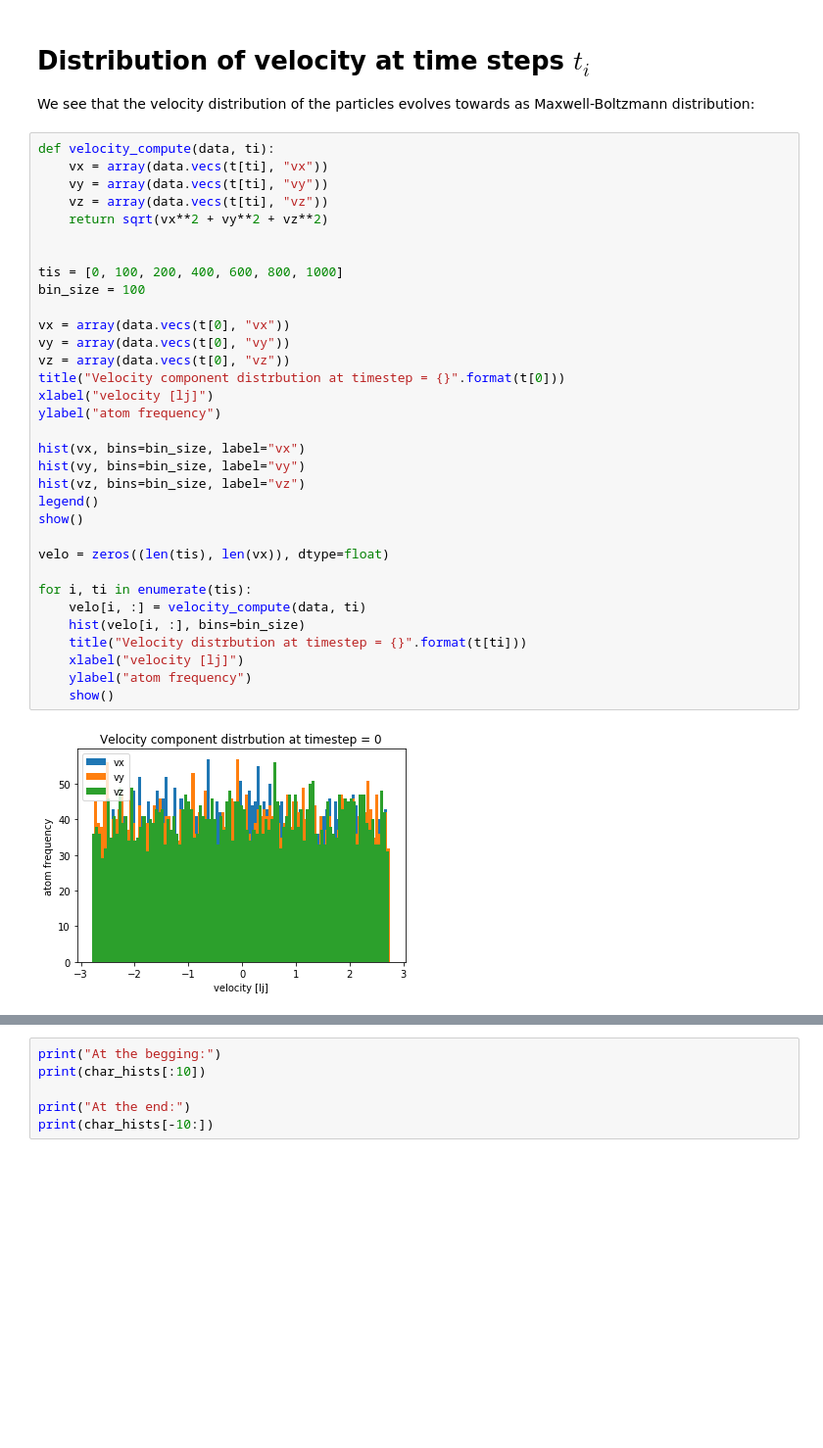
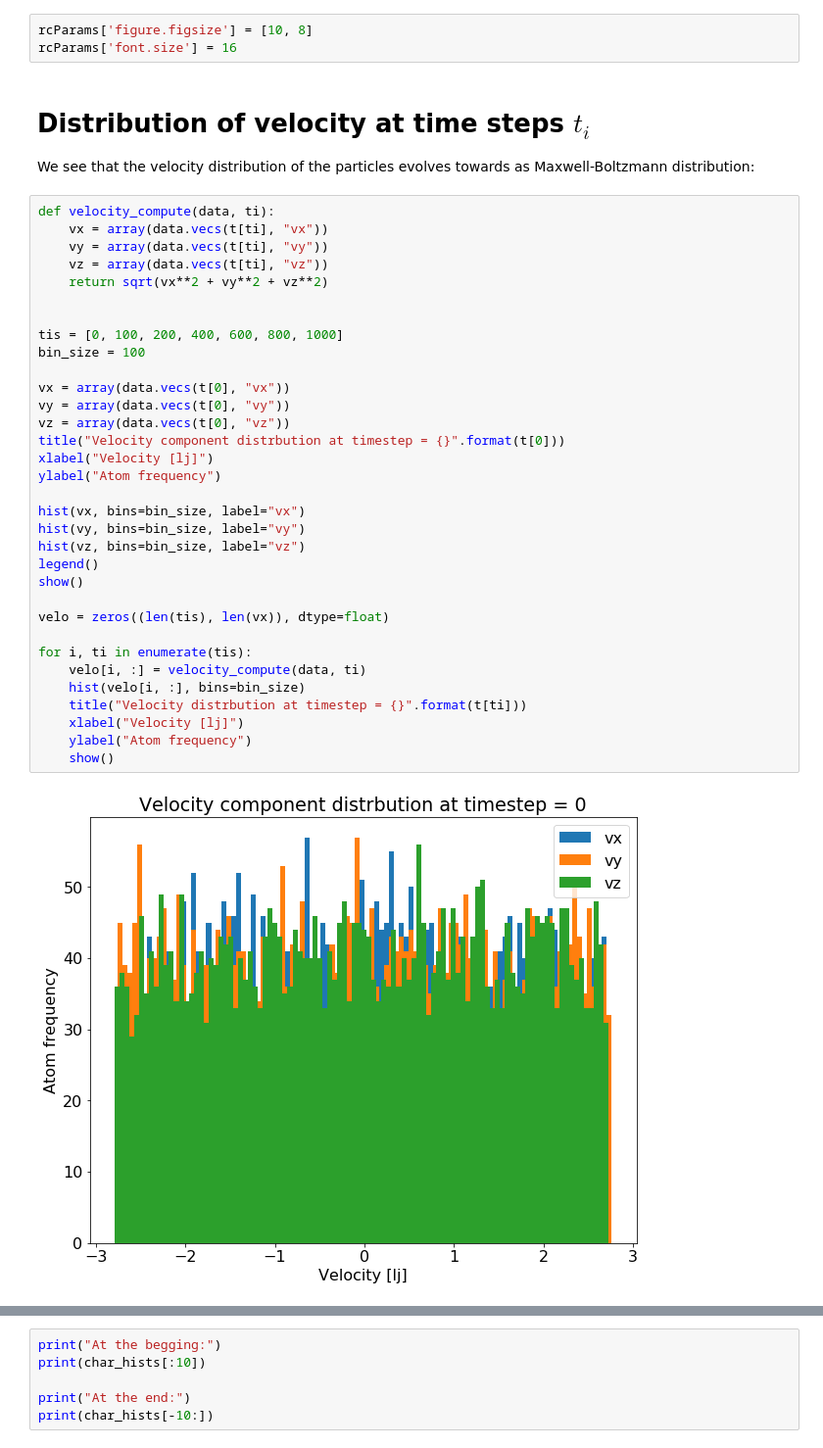
Before and after one commit to auduntre/FYS4460, a Jupyter notebook: Project1/velocity_historgram.ipynb, the cells around one changed output, grey strips where cells are left out. Shown at 98% size. Drawn from its saved outputs; the diff is of its cells as text; blank space fills up the shorter version.

```diff
--- a/Project1/velocity_historgram.ipynb
+++ b/Project1/velocity_historgram.ipynb
@@ -24,6 +28,9 @@ dump is already unscaled
 t = data.time(); nt = size(t); tmp_time, box, atoms, bonds, tris, lines = data.viz(0)
 # %%
 %matplotlib inline
+# %%
+rcParams['figure.figsize'] = [10, 8]
+rcParams['font.size'] = 16
 # %% [markdown]
 # Distribution of velocity at time steps $t_i$
 
@@ -31,35 +38,35 @@ We see that the velocity distribution of the particles evolves towards as Maxwel
 # %%
 def velocity_compute(data, ti):
     vx = array(data.vecs(t[ti], "vx"))
     vy = array(data.vecs(t[ti], "vy"))
     vz = array(data.vecs(t[ti], "vz"))
     return sqrt(vx**2 + vy**2 + vz**2)
 
 
 tis = [0, 100, 200, 400, 600, 800, 1000]
 bin_size = 100
 
 vx = array(data.vecs(t[0], "vx"))
 vy = array(data.vecs(t[0], "vy"))
 vz = array(data.vecs(t[0], "vz"))
 title("Velocity component distrbution at timestep = {}".format(t[0]))
-xlabel("velocity [lj]")
-ylabel("atom frequency")
+xlabel("Velocity [lj]")
+ylabel("Atom frequency")
 
 hist(vx, bins=bin_size, label="vx")
 hist(vy, bins=bin_size, label="vy")
 hist(vz, bins=bin_size, label="vz")
 legend()
 show()
 
 velo = zeros((len(tis), len(vx)), dtype=float)
 
 for i, ti in enumerate(tis):
     velo[i, :] = velocity_compute(data, ti)
     hist(velo[i, :], bins=bin_size)
     title("Velocity distrbution at timestep = {}".format(t[ti]))
-    xlabel("velocity [lj]")
-    ylabel("atom frequency")
+    xlabel("Velocity [lj]")
+    ylabel("Atom frequency")
     show()
 # %% [output]
-[figure, old version]
+[figure, new version]
```
Also changed, not shown: parts of 12 cells of this notebook, 1 other file.
